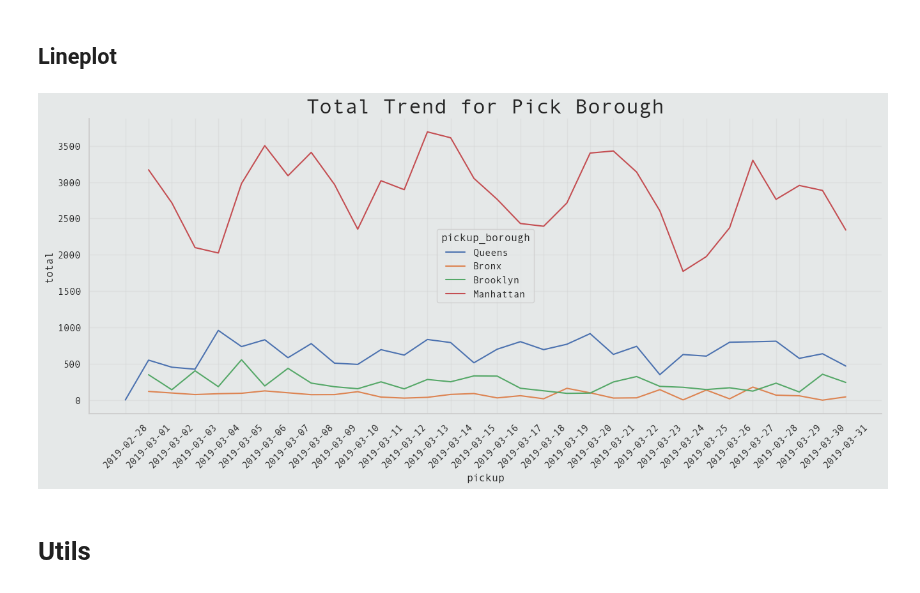
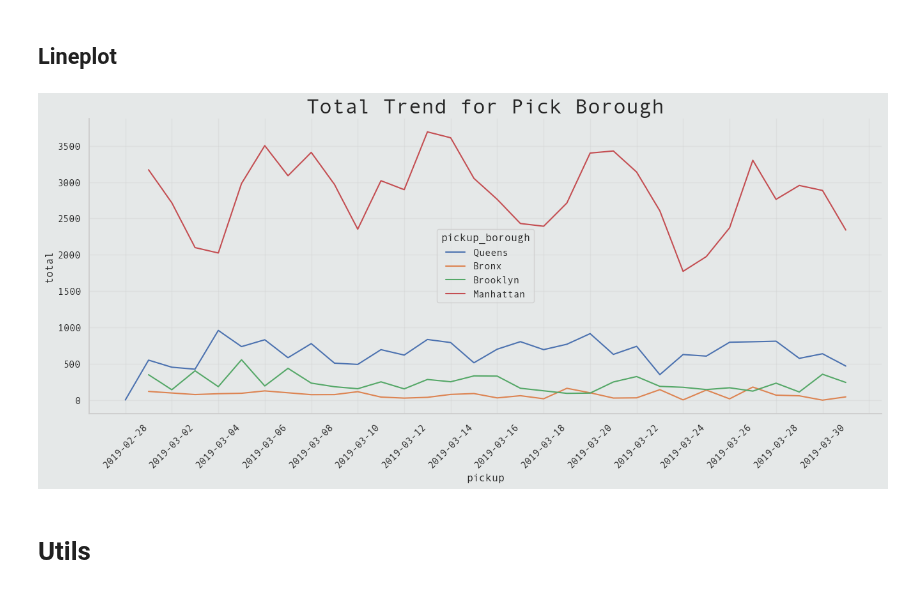
Before and after one commit to Volscente/cheat_sheets, a Jupyter notebook: notebooks/seaborn.ipynb, the cells around one changed output. Cells and saved outputs as stored; diff of their text form; code cells hidden in the pictures.

```diff
--- a/notebooks/seaborn.ipynb
+++ b/notebooks/seaborn.ipynb
@@ -96,20 +96,22 @@ plt.show()
 # %%
 ax = sns.lineplot(
     data=time_data.groupby([
         time_data.pickup.dt.strftime('%Y-%m-%d'), time_data.pickup_borough
     ])['total'].sum().reset_index(),
     x='pickup',
     y='total',
     hue='pickup_borough'
 )
 
 ax.set_title('Total Trend for Pick Borough')
 
 plt.xticks(rotation=45)
 
+ax.xaxis.set_major_locator(ticker.MaxNLocator(nbins=20))
+
 plt.show()
 # %% [output]
-[figure, old version]
+[figure, new version]
 # %% [markdown]
 # Utils
 # %% [markdown]
```
Also changed, not shown: parts of 2 cells of this notebook.
